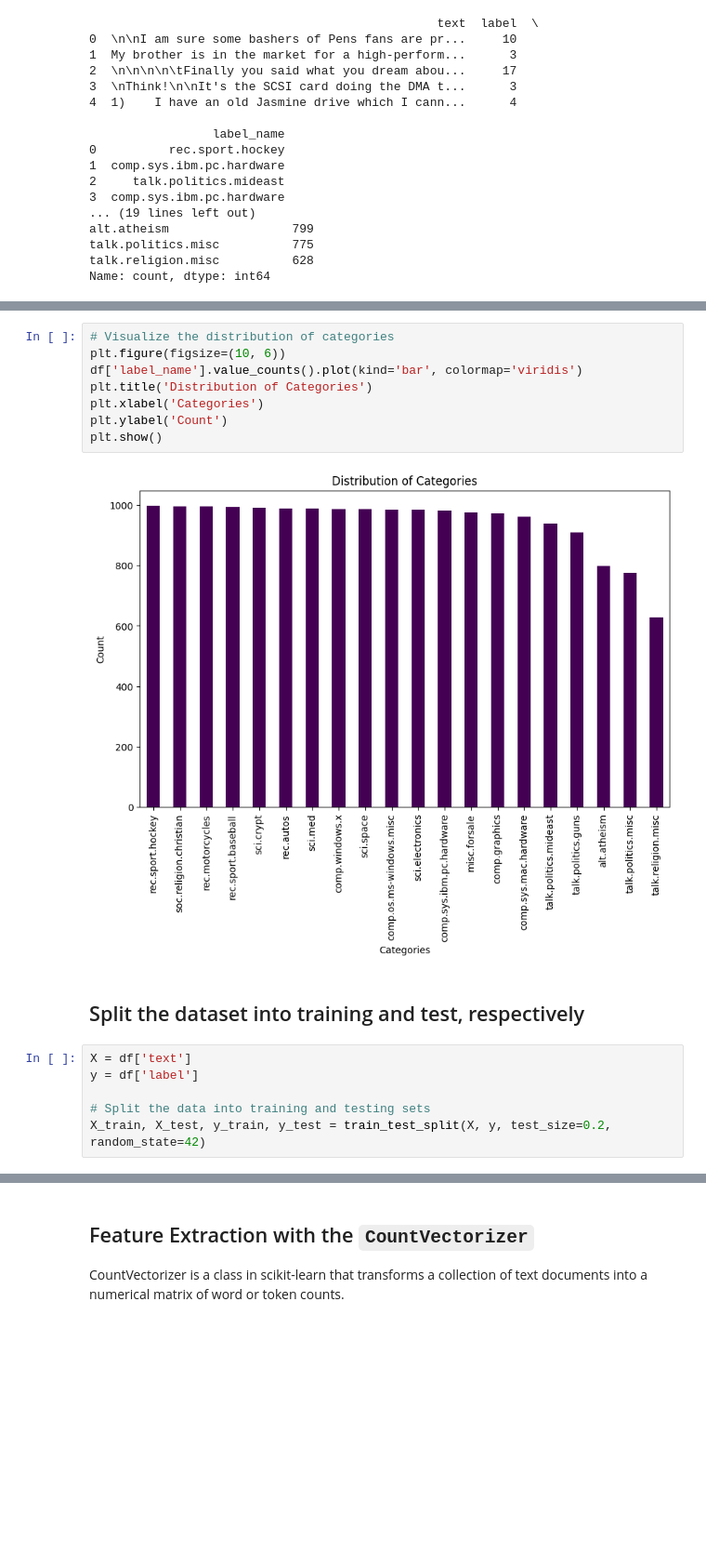
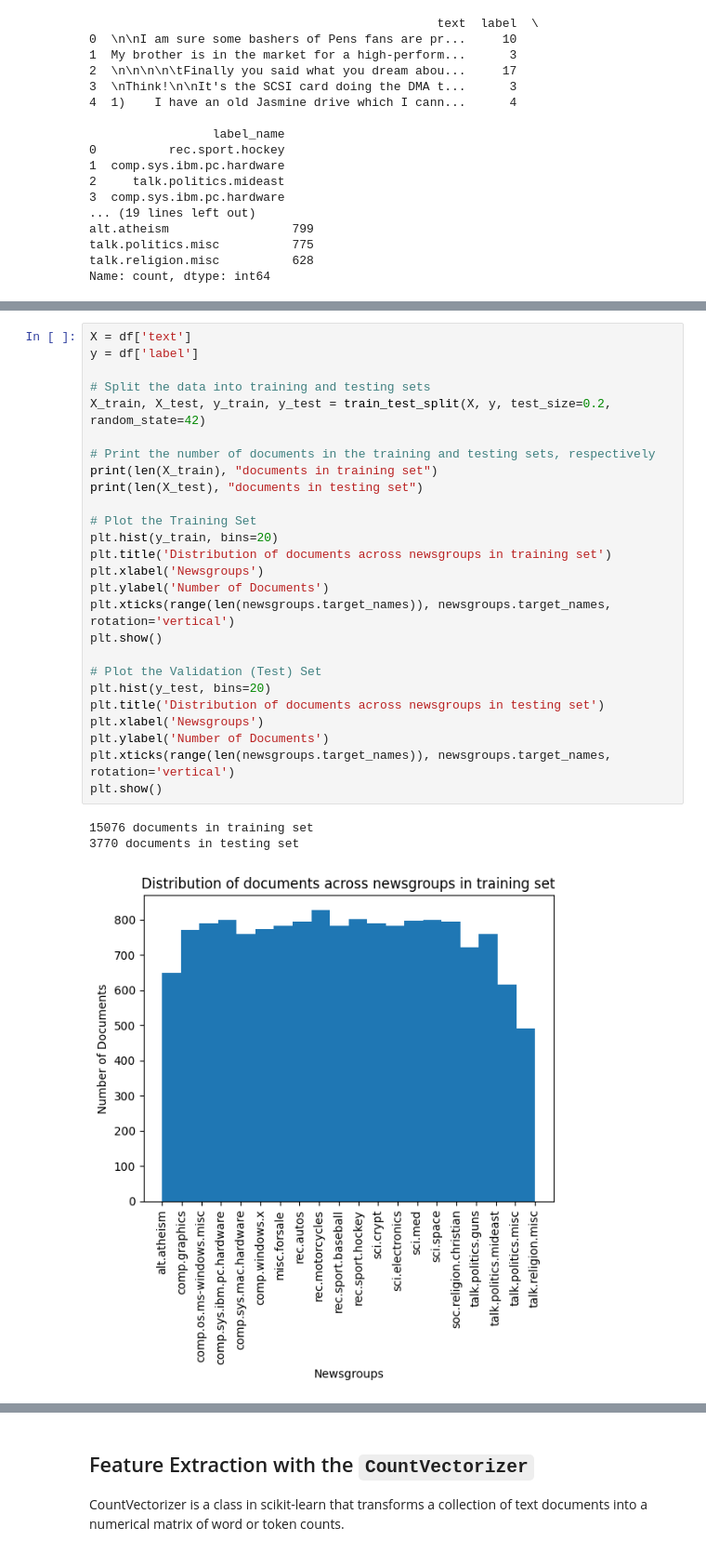
Before and after one commit to j3-signalroom/j3-ml_ai-education_experiences, a Jupyter notebook: shallow_learning/j3-shallow_learning_algorithms-classification.ipynb, the cells around one changed output, grey strips where cells are left out. Shown at 93% size. Drawn from its saved outputs; the diff is of its cells as text; blank space fills up the shorter version.

Commit message:
Refactored and added a new EDA chart.

```diff
--- a/shallow_learning/j3-shallow_learning_algorithms-classification.ipynb
+++ b/shallow_learning/j3-shallow_learning_algorithms-classification.ipynb
@@ -91,20 +91,32 @@ Visualize the distribution of categories in the dataset.
 
 > The charts helps us visualize the balance or imbalance of the categories, to see if we will have challenges durng the model training process.
-# %%
-# Visualize the distribution of categories
-plt.figure(figsize=(10, 6))
-df['label_name'].value_counts().plot(kind='bar', colormap='viridis')
-plt.title('Distribution of Categories')
-plt.xlabel('Categories')
-plt.ylabel('Count')
-plt.show()
-# %% [output]
-[figure, removed]
-# %% [markdown]
-## Split the dataset into training and test, respectively
-# %%
-X = df['text']
-y = df['label']
-
-# Split the data into training and testing sets
-X_train, X_test, y_train, y_test = train_test_split(X, y, test_size=0.2, random_state=42)
+# %%
+X = df['text']
+y = df['label']
+
+# Split the data into training and testing sets
+X_train, X_test, y_train, y_test = train_test_split(X, y, test_size=0.2, random_state=42)
+
+# Print the number of documents in the training and testing sets, respectively
+print(len(X_train), "documents in training set")
+print(len(X_test), "documents in testing set")
+
+# Plot the Training Set
+plt.hist(y_train, bins=20)
+plt.title('Distribution of documents across newsgroups in training set')
+plt.xlabel('Newsgroups')
+plt.ylabel('Number of Documents')
+plt.xticks(range(len(newsgroups.target_names)), newsgroups.target_names, rotation='vertical')
+plt.show()
+
+# Plot the Validation (Test) Set
+plt.hist(y_test, bins=20)
+plt.title('Distribution of documents across newsgroups in testing set')
+plt.xlabel('Newsgroups')
+plt.ylabel('Number of Documents')
+plt.xticks(range(len(newsgroups.target_names)), newsgroups.target_names, rotation='vertical')
+plt.show()
+# %% [output]
+15076 documents in training set
+3770 documents in testing set
+[figure, added]
```
Also changed, not shown: parts of 3 cells of this notebook.
